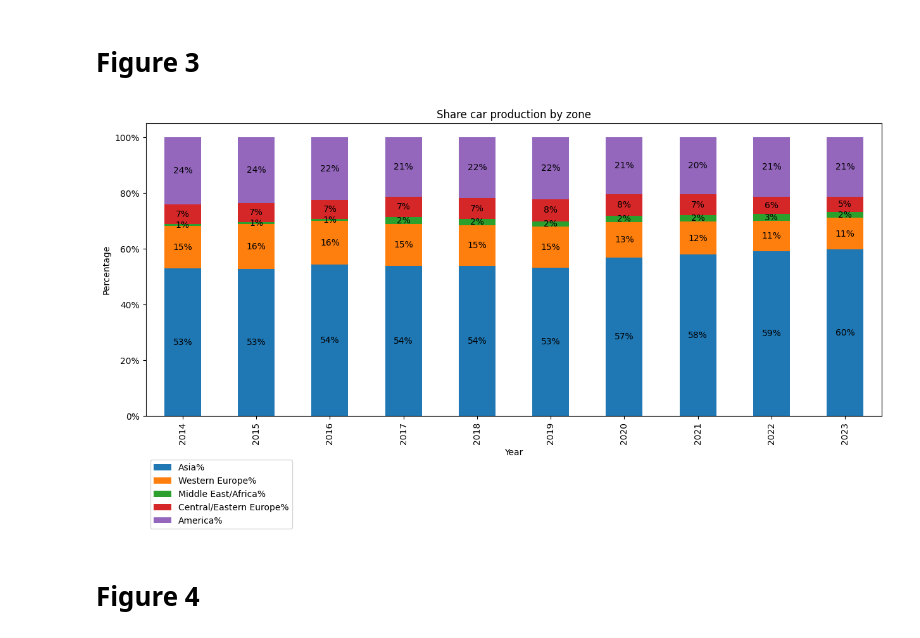
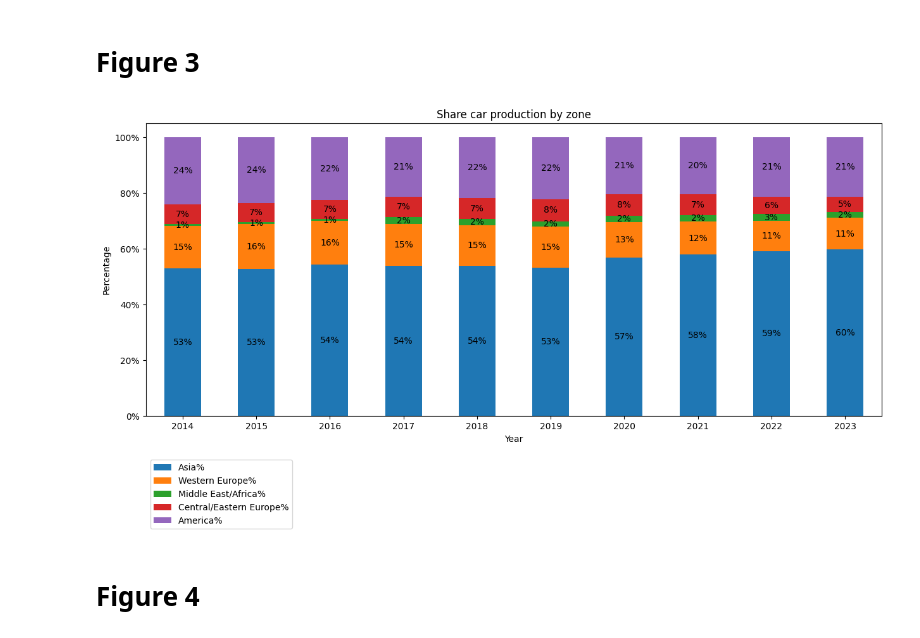
Before and after one commit to maxvcbhan/DADS5001-car-production, a Jupyter notebook: app.ipynb, the cells around one changed output. Saved outputs shown, nothing was run; the diff lists cells and outputs as text; code cells hidden in the pictures.

```diff
--- a/app.ipynb
+++ b/app.ipynb
@@ -123,34 +108,35 @@ for region in regions:
     for year in years:
         sum_by_year = df_original[ (df_original["Region"] == region)][str(year)].sum()
         transformed_data[str(region)].append(sum_by_year)
 
 
 df_transformed = pd.DataFrame(transformed_data)
 percentage_column_name.append('year')
 df_transformed['Total'] = df_transformed.iloc[:, 1:].sum(axis=1)
 for i in range(1,len(df_transformed.columns)):
     df_transformed[df_transformed.columns[i]+"%"] = ( df_transformed.iloc[:, i]/df_transformed.iloc[:, 6] ) * 100
 colors=["tab:blue","tab:orange","tab:green", "tab:red" ,"tab:purple",]
 selected_df = df_transformed.loc[:, df_transformed.columns.isin(percentage_column_name)]
 
 ax = selected_df.plot(kind='bar',x='year', stacked=True , color=colors, figsize=(15,6))
 for container in ax.containers:
     ax.bar_label(container, fmt='{:,.0f}%', label_type='center')
 ax.yaxis.set_major_formatter(plt.FuncFormatter(lambda x, _: f'{x:,.0f}'))
 ax.yaxis.set_major_formatter(plt.FuncFormatter(lambda x, _: f'{int(x)}%'))
 ax.legend(loc='lower left', bbox_to_anchor=(0, -0.4))
 
 plt.ylabel("Percentage")
 plt.xlabel("Year")
+plt.xticks(rotation=0)
 plt.title("Share car production by zone")
 
 my_path = os.path.abspath("./figure")
 my_file = 'figure3_car_production_by_zone_percentage.png'
 plt.savefig(os.path.join(my_path, my_file), bbox_inches='tight')
 
 # print(selected_df)
 # %% [output]
-[figure, old version]
+[figure, new version]
 # %% [markdown]
 # Figure 4
 # %%
```
Also changed, not shown: parts of 4 cells of this notebook.
